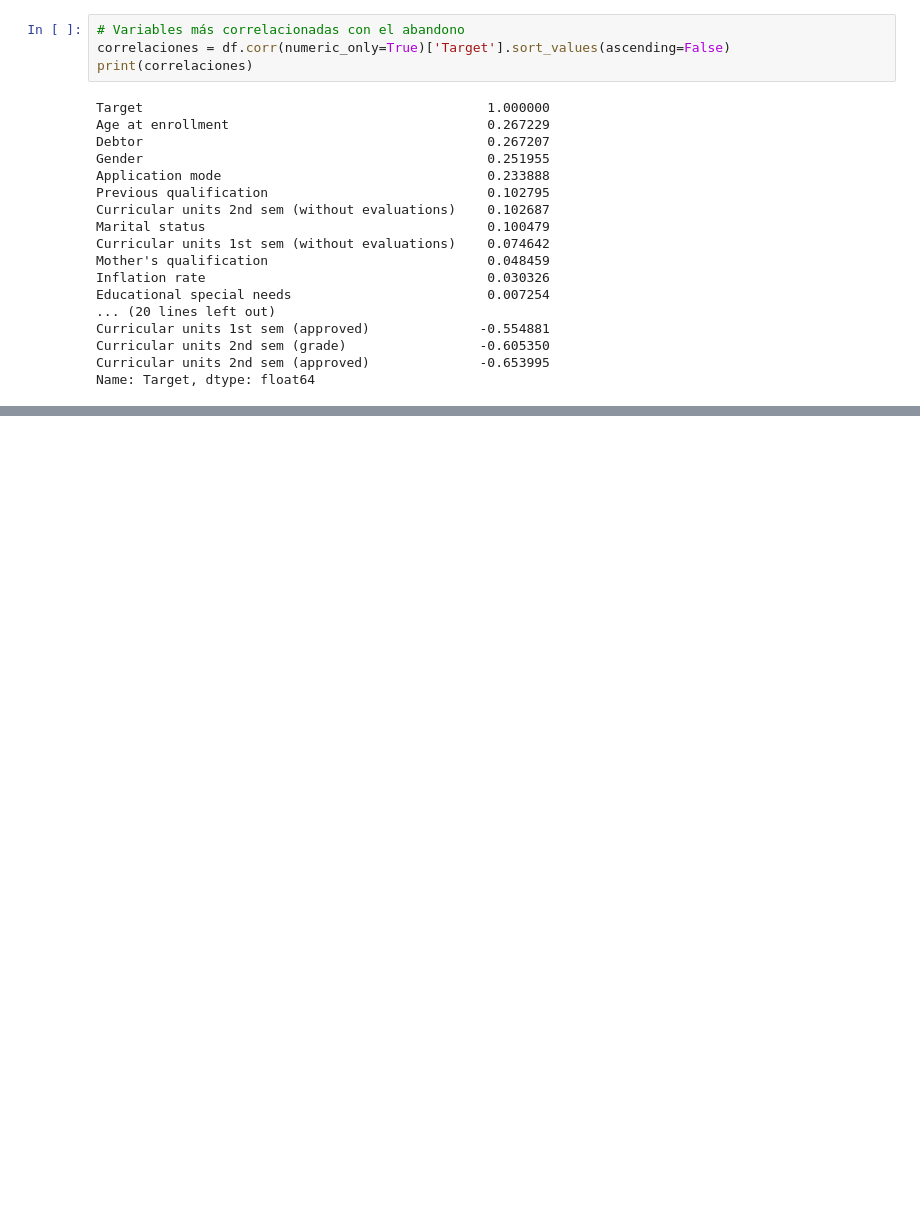
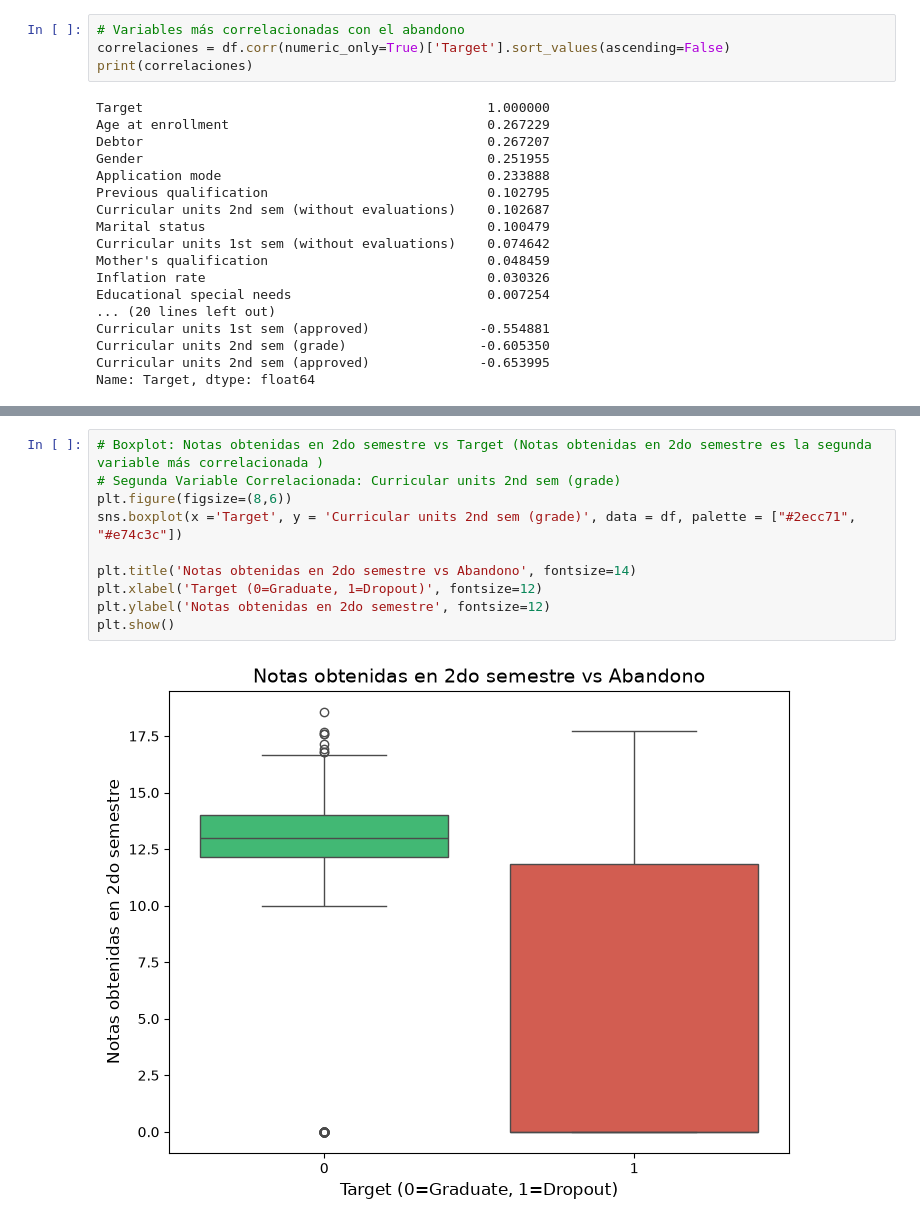
Before and after one commit to NiurkaVane11/prediccion-del-abandono-estudiantil, a Jupyter notebook: notebooks/analisis.ipynb, the cells around one changed output, grey strips where cells are left out. Cells and saved outputs as stored; diff of their text form; blank space fills up the shorter version.

```diff
--- a/notebooks/analisis.ipynb
+++ b/notebooks/analisis.ipynb
@@ -121,0 +134,12 @@ Name: Target, dtype: float64
+# %%
+# Boxplot: Notas obtenidas en 2do semestre vs Target (Notas obtenidas en 2do semestre es la segunda variable más correlacionada )
+# Segunda Variable Correlacionada: Curricular units 2nd sem (grade)
+plt.figure(figsize=(8,6))
+sns.boxplot(x ='Target', y = 'Curricular units 2nd sem (grade)', data = df, palette = ["#2ecc71", "#e74c3c"])
+
+plt.title('Notas obtenidas en 2do semestre vs Abandono', fontsize=14)
+plt.xlabel('Target (0=Graduate, 1=Dropout)', fontsize=12)
+plt.ylabel('Notas obtenidas en 2do semestre', fontsize=12)
+plt.show()
+# %% [output]
+[figure, added]
```
Also changed, not shown: parts of 1 cell of this notebook.
